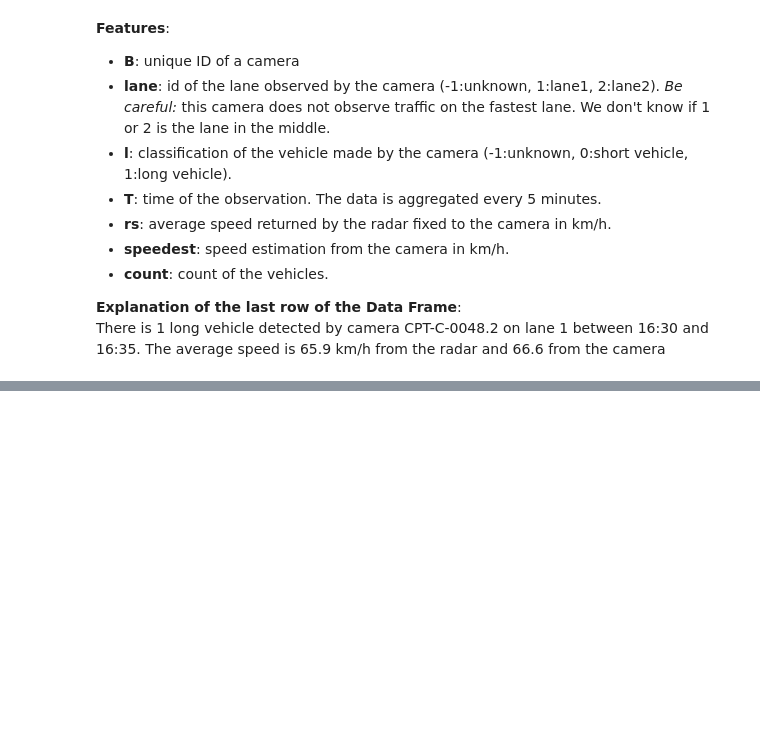
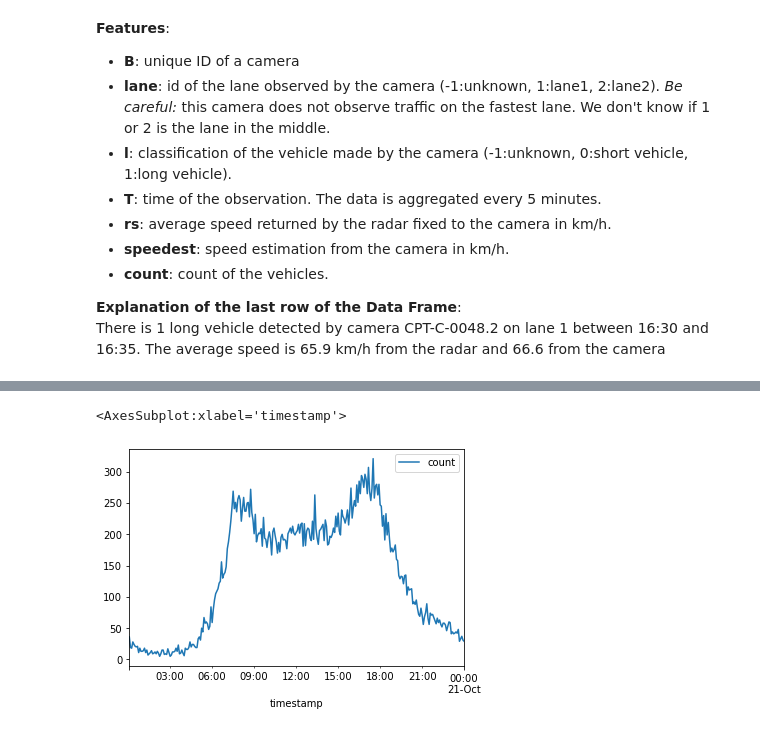
Before and after one commit to khookh/MacqProject, a Jupyter notebook: data_science_exercise.ipynb, the cells around one changed output, grey strips where cells are left out. Saved outputs shown, nothing was run; the diff lists cells and outputs as text; code cells hidden in the pictures; blank space fills up the shorter version.

```diff
--- a/data_science_exercise.ipynb
+++ b/data_science_exercise.ipynb
@@ -50,0 +53,10 @@ There is 1 long vehicle detected by camera CPT-C-0048.2 on lane 1 between 16:30
+# %%
+import pandas as pd
+import numpy as np
+import matplotlib.pyplot as plt
+
+import warnings
+warnings.filterwarnings("ignore")
+
+counting_loop_df = pd.read_csv('pboc_data_rv.csv')
+anpr_df = pd.read_csv('pfic_data_rv.csv')
@@ -50,0 +210,11 @@ There is 1 long vehicle detected by camera CPT-C-0048.2 on lane 1 between 16:30
+# %%
+# Does the count distribution seems coherent too ?
+
+# We can check for inconsistencies in various days
+reduce_loop = anpr_df[(anpr_df['timestamp'] > "2021-10-20 00:00:00") & (anpr_df['timestamp'] <= "2021-10-21 00:00:00")]
+# Collapse every count for each timestamp
+count_loop = pd.DataFrame(reduce_loop.groupby('timestamp')['count'].sum())
+count_loop.reset_index().plot(x ='timestamp', y=['count'], kind = 'line')
+# %% [output]
+<AxesSubplot:xlabel='timestamp'>
+[figure, added]
```
Also changed, not shown: parts of 26 cells of this notebook.
